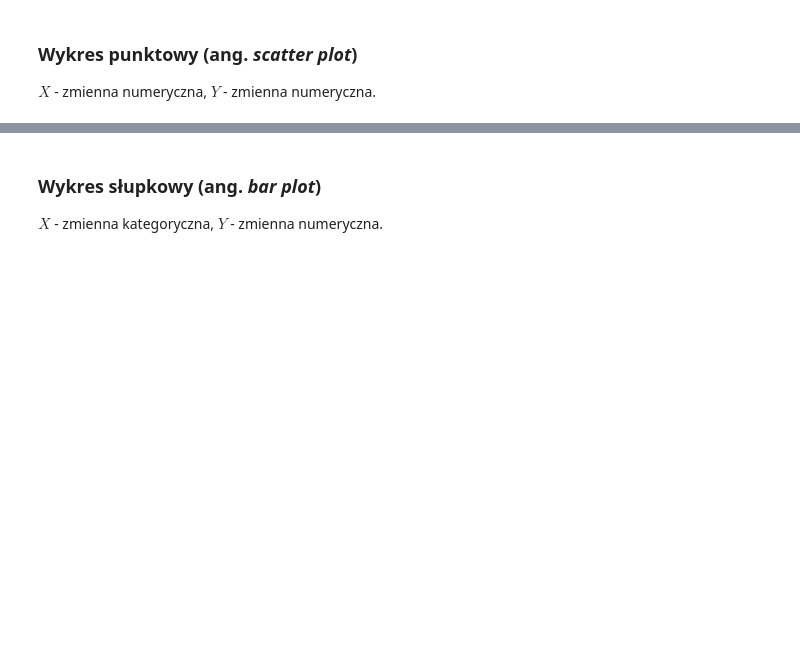
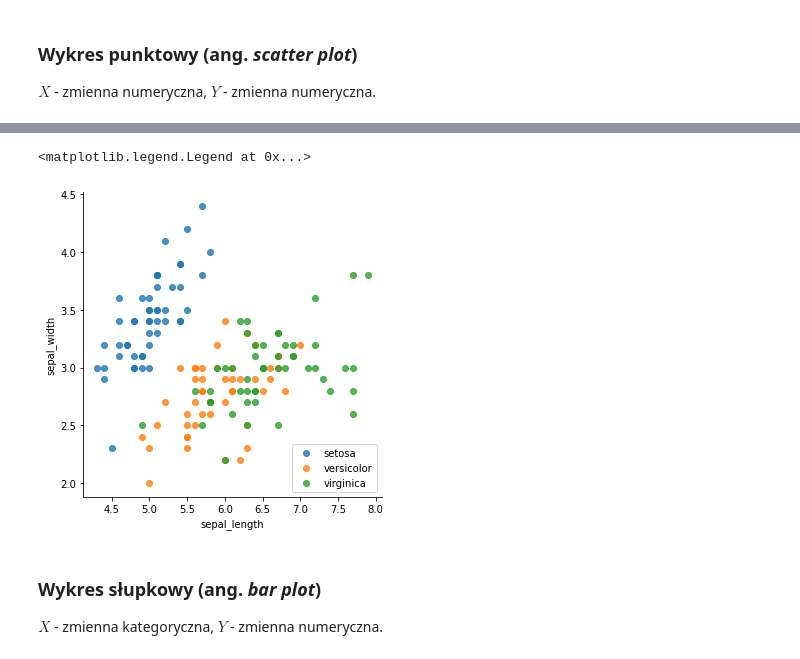
Before and after one commit to mdabrowski-phd/ds250223_stat, a Jupyter notebook: 01_statystyka_opisowa/02_wizualizacja danych.ipynb, the cells around one changed output, grey strips where cells are left out. Cells and saved outputs as stored; diff of their text form; code cells hidden in the pictures; blank space fills up the shorter version.

```diff
--- a/01_statystyka_opisowa/02_wizualizacja danych.ipynb
+++ b/01_statystyka_opisowa/02_wizualizacja danych.ipynb
@@ -47,6 +57,9 @@ $X$ - zmienna numeryczna, $Y$ - zmienna numeryczna.
 # %%
-# sns.lmplot(x="sepal_length", y="sepal_width", data=df, fit_reg=False, hue='species', legend=False)
-# plt.legend(loc='lower right')
+sns.lmplot(x="sepal_length", y="sepal_width", data=df, fit_reg=False, hue='species', legend=False)
+plt.legend(loc='lower right')  # ręczne ustawienie położenia legendy, bo lmplot() tego nie umożliwia
+# %% [output]
+<matplotlib.legend.Legend at 0x...>
+[figure, added]
 # %% [markdown]
 ### Wykres słupkowy (ang. *bar plot*)
 $X$ - zmienna kategoryczna, $Y$ - zmienna numeryczna.
```
Also changed, not shown: parts of 49 cells of this notebook, 4 other files.
